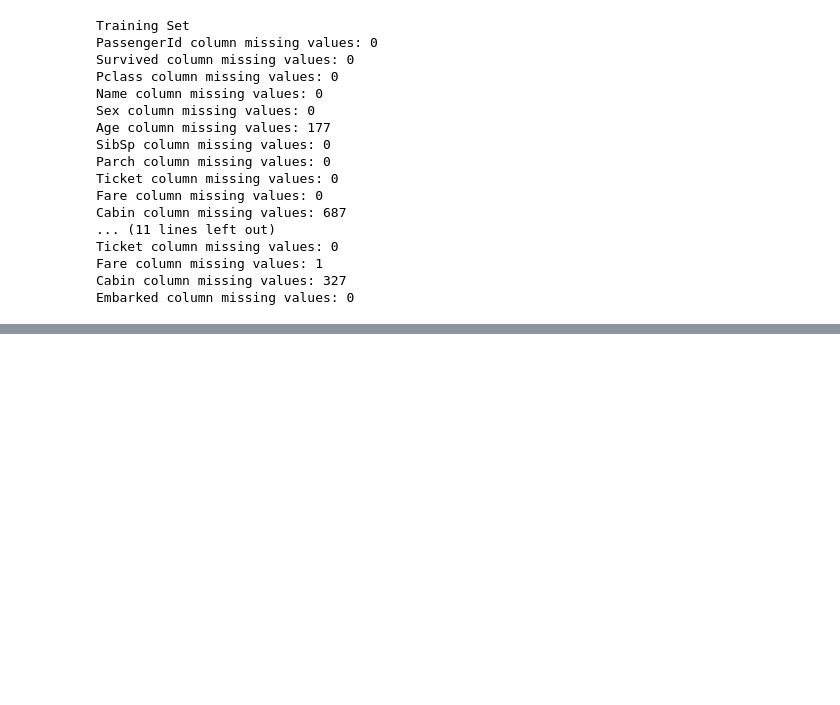
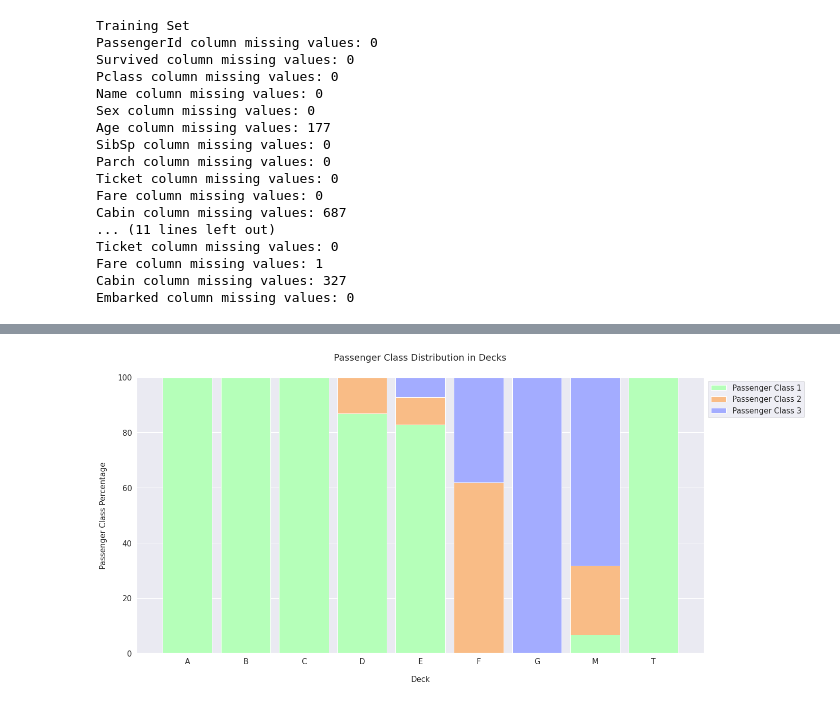
Before and after one commit to pengfei99/FeatureEngineering, a Jupyter notebook: notebooks/Apps/Titanic.ipynb, the cells around one changed output, grey strips where cells are left out. Cells and saved outputs as stored; diff of their text form; code cells hidden in the pictures; blank space fills up the shorter version.

```diff
--- a/notebooks/Apps/Titanic.ipynb
+++ b/notebooks/Apps/Titanic.ipynb
@@ -193,0 +213,10 @@ Embarked column missing values: 0
+# %%
+age_by_pclass_sex = df_all.groupby(['Sex', 'Pclass']).median()['Age']
+
+for pclass in range(1, 4):
+    for sex in ['female', 'male']:
+        print('Median age of Pclass {} {}s: {}'.format(pclass, sex, age_by_pclass_sex[sex][pclass]))
+print('Median age of all passengers: {}'.format(df_all['Age'].median()))
+
+# Filling the missing values in Age with the medians of Sex and Pclass groups
+df_all['Age'] = df_all.groupby(['Sex', 'Pclass'])['Age'].apply(lambda x: x.fillna(x.median()))
@@ -193,0 +246,3 @@ Embarked column missing values: 0
+# %%
+# Filling the missing values in Embarked with S
+df_all['Embarked'] = df_all['Embarked'].fillna('S')
@@ -193,0 +267,4 @@ Embarked column missing values: 0
+# %%
+med_fare = df_all.groupby(['Pclass', 'Parch', 'SibSp']).Fare.median()[3][0][0]
+# Filling the missing value in Fare with the median Fare of 3rd class alone passenger
+df_all['Fare'] = df_all['Fare'].fillna(med_fare)
@@ -193,0 +281,61 @@ Embarked column missing values: 0
+# %%
+# Creating Deck column from the first letter of the Cabin column (M stands for Missing)
+df_all['Deck'] = df_all['Cabin'].apply(lambda s: s[0] if pd.notnull(s) else 'M')
+
+df_all_decks = df_all.groupby(['Deck', 'Pclass']).count().drop(columns=['Survived', 'Sex', 'Age', 'SibSp', 'Parch',
+                                                                        'Fare', 'Embarked', 'Cabin', 'PassengerId', 'Ticket']).rename(columns={'Name': 'Count'}).transpose()
+
+def get_pclass_dist(df):
+
+    # Creating a dictionary for every passenger class count in every deck
+    deck_counts = {'A': {}, 'B': {}, 'C': {}, 'D': {}, 'E': {}, 'F': {}, 'G': {}, 'M': {}, 'T': {}}
+    decks = df.columns.levels[0]
+
+    for deck in decks:
+        for pclass in range(1, 4):
+            try:
+                count = df[deck][pclass][0]
+                deck_counts[deck][pclass] = count
+            except KeyError:
+                deck_counts[deck][pclass] = 0
+
+    df_decks = pd.DataFrame(deck_counts)
+    deck_percentages = {}
+
+    # Creating a dictionary for every passenger class percentage in every deck
+    for col in df_decks.columns:
+        deck_percentages[col] = [(count / df_decks[col].sum()) * 100 for count in df_decks[col]]
+
+    return deck_counts, deck_percentages
+
+def display_pclass_dist(percentages):
+
+    df_percentages = pd.DataFrame(percentages).transpose()
+    deck_names = ('A', 'B', 'C', 'D', 'E', 'F', 'G', 'M', 'T')
+    bar_count = np.arange(len(deck_names))
+    bar_width = 0.85
+
+    pclass1 = df_percentages[0]
+    pclass2 = df_percentages[1]
+    pclass3 = df_percentages[2]
+
+    plt.figure(figsize=(20, 10))
+    plt.bar(bar_count, pclass1, color='#b5ffb9', edgecolor='white', width=bar_width, label='Passenger Class 1')
+    plt.bar(bar_count, pclass2, bottom=pclass1, color='#f9bc86', edgecolor='white', width=bar_width, label='Passenger Class 2')
+    plt.bar(bar_count, pclass3, bottom=pclass1 + pclass2, color='#a3acff', edgecolor='white', width=bar_width, label='Passenger Class 3')
+
+    plt.xlabel('Deck', size=15, labelpad=20)
+    plt.ylabel('Passenger Class Percentage', size=15, labelpad=20)
+    plt.xticks(bar_count, deck_names)
+    plt.tick_params(axis='x', labelsize=15)
+    plt.tick_params(axis='y', labelsize=15)
+
+    plt.legend(loc='upper left', bbox_to_anchor=(1, 1), prop={'size': 15})
+    plt.title('Passenger Class Distribution in Decks', size=18, y=1.05)
+
+    plt.show()
+
+all_deck_count, all_deck_per = get_pclass_dist(df_all_decks)
+display_pclass_dist(all_deck_per)
+# %% [output]
+[figure, added]
```
Also changed, not shown: parts of 34 cells of this notebook.
